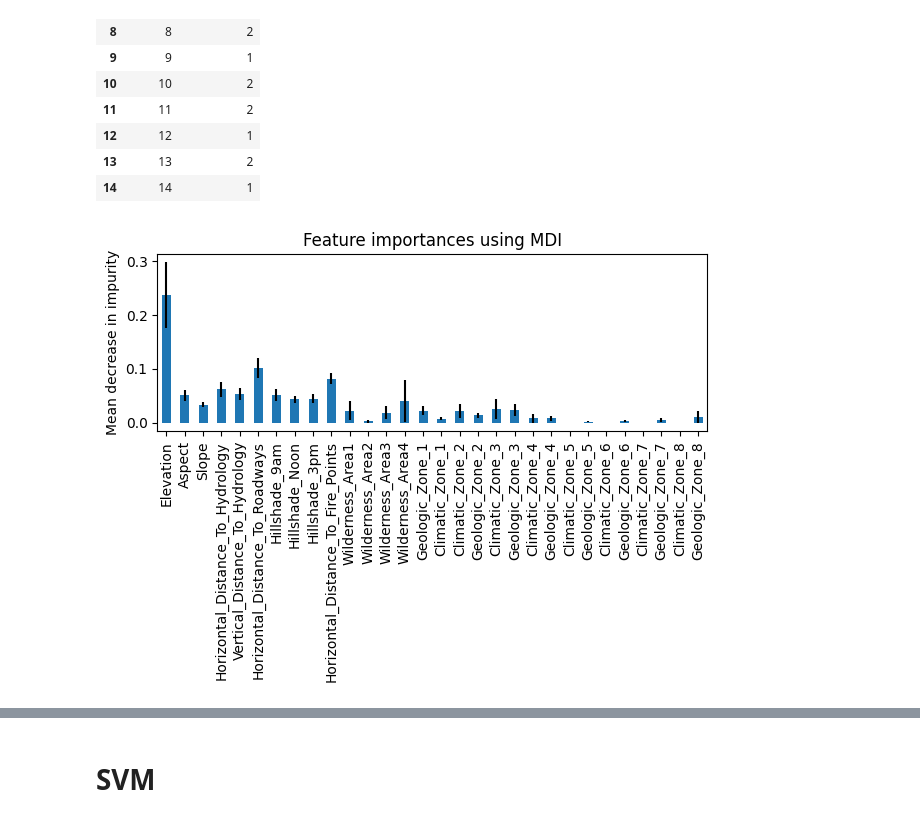
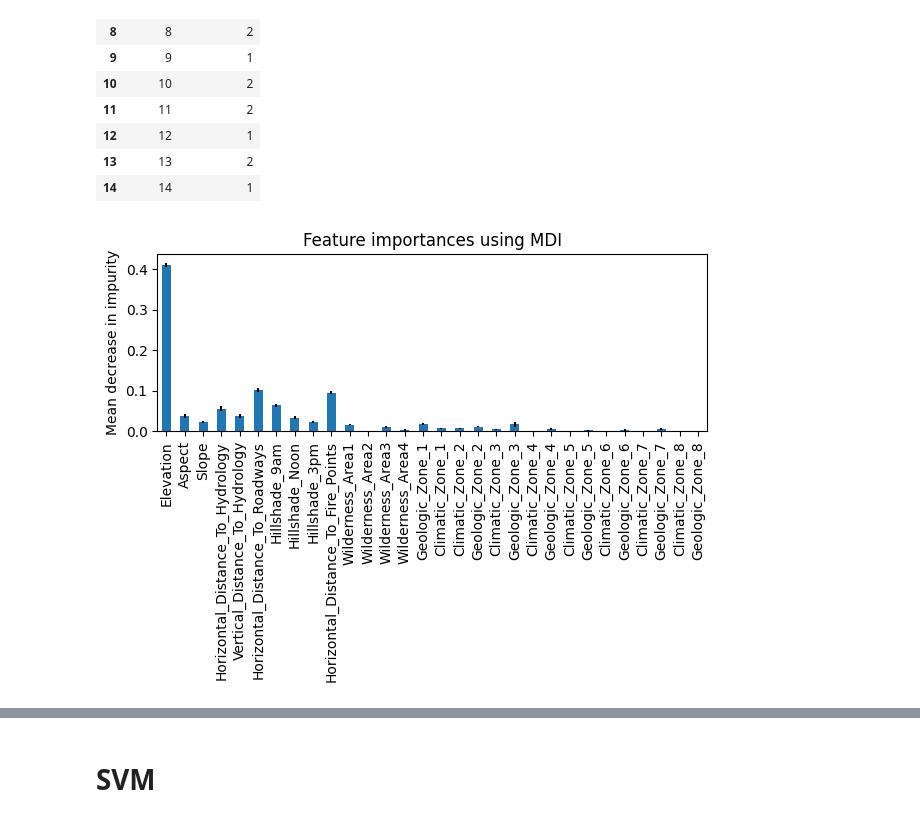
Before and after one commit to raphbrd/M2-data-challenge, a Jupyter notebook: TP_classification-1.ipynb, the cells around one changed output, grey strips where cells are left out. Saved outputs shown, nothing was run; the diff lists cells and outputs as text; code cells hidden in the pictures.

Commit message:
classification : optimisation des modeles

```diff
--- a/TP_classification-1.ipynb
+++ b/TP_classification-1.ipynb
@@ -260,10 +306,10 @@ class_weights_dict = dict(zip(classes, class_weights))
 rf_model = RandomForestClassifier(class_weight=class_weights_dict)
 
 # Entraînez le modèle sur l'ensemble d'entraînement
-rf_model.fit(X_train, y_train)
+rf_model.fit(X_train_scaled, y_train)
 
 # Faites des prédictions sur l'ensemble de test
-y_pred = rf_model.predict(X_val)
+y_pred = rf_model.predict(X_val_scaled)
 
 # Calcul de l'exactitude
 accuracy = accuracy_score(y_val, y_pred)
@@ -291,3 +337,39 @@ Exactitude du modèle : 0.90
 weighted avg       0.90      0.90      0.90     25000
 
 F1-score (pondéré) : 0.90
+# %%
+from sklearn.model_selection import GridSearchCV
+# Initialiser le modèle RF
+rf = RandomForestClassifier(class_weight=class_weights_dict)
+
+# Définir les hyperparamètres à tester
+param_grid = {
+    'n_estimators': [250, 300],  # Nombre d'arbres dans la forêt
+    'max_depth': [50, 60],         # Profondeur maximale des arbres
+    'min_samples_split': [2, 5],             # Nombre minimum d'échantillons requis pour diviser un nœud
+    'min_samples_leaf': [1],               # Nombre minimum d'échantillons par feuille
+    'max_features': [None]    # Nombre de caractéristiques à considérer pour chaque split
+}
+
+# Effectuer la Grid Search
+grid_search = GridSearchCV(rf, param_grid, cv=5, scoring='f1_weighted', verbose=1, n_jobs=-1)
+grid_search.fit(X_train_scaled, y_train)
+
+# Afficher les meilleurs paramètres trouvés
+print(f"Best parameters found: {grid_search.best_params_}")
+print(f"Best cross-validation accuracy: {grid_search.best_score_}")
+
+# Utiliser le meilleur modèle pour faire des prédictions sur les données de validation
+best_rf = grid_search.best_estimator_
+y_pred = best_rf.predict(X_val_scaled)
+
+# Calcul de l'exactitude
+accuracy = accuracy_score(y_val, y_pred)
+print(f"Exactitude du modèle : {accuracy:.2f}")
+print(confusion_matrix(y_val, y_pred))
+print(classification_report(y_val, y_pred))
+
+f1 = f1_score(y_val, y_pred, average='weighted')  # weighted gère les classes déséquilibrées
+print(f"F1-score (pondéré) : {f1:.2f}")
+
+#Best parameters found: {'max_depth': 50, 'max_features': None, 'min_samples_leaf': 1, 'min_samples_split': 2, 'n_estimators': 250}
@@ -318,22 +418,22 @@ df_pred.to_parquet("submission/forest-cover-type/RF_1_sub_1.parquet", index=Fals
 # %%
 feature_names = ['Elevation', 'Aspect', 'Slope', 'Horizontal_Distance_To_Hydrology',
        'Vertical_Distance_To_Hydrology', 'Horizontal_Distance_To_Roadways',
        'Hillshade_9am', 'Hillshade_Noon', 'Hillshade_3pm',
        'Horizontal_Distance_To_Fire_Points', 'Wilderness_Area1',
        'Wilderness_Area2', 'Wilderness_Area3', 'Wilderness_Area4',
        'Geologic_Zone_1','Climatic_Zone_1', 'Climatic_Zone_2', 'Geologic_Zone_2',
        'Climatic_Zone_3', 'Geologic_Zone_3', 'Climatic_Zone_4',
        'Geologic_Zone_4', 'Climatic_Zone_5', 'Geologic_Zone_5',
        'Climatic_Zone_6', 'Geologic_Zone_6', 'Climatic_Zone_7',
        'Geologic_Zone_7', 'Climatic_Zone_8', 'Geologic_Zone_8']
-importances = rf_model.feature_importances_
+importances = best_rf.feature_importances_
 forest_importances = pd.Series(importances, index=feature_names)
 
-std = np.std([tree.feature_importances_ for tree in rf_model.estimators_], axis=0)
+std = np.std([tree.feature_importances_ for tree in best_rf.estimators_], axis=0)
 fig, ax = plt.subplots()
 forest_importances.plot.bar(yerr=std, ax=ax)
 ax.set_title("Feature importances using MDI")
 ax.set_ylabel("Mean decrease in impurity")
 fig.tight_layout()
 # %% [output]
-[figure, old version]
+[figure, new version]
```
Also changed, not shown: parts of 20 cells of this notebook.
